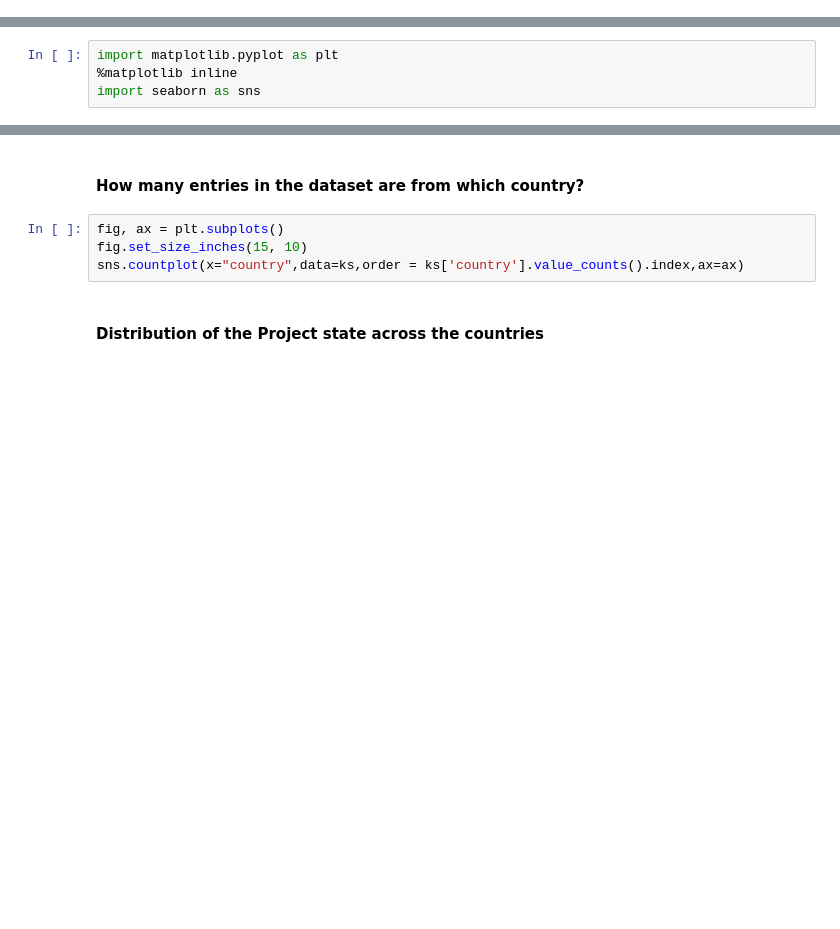
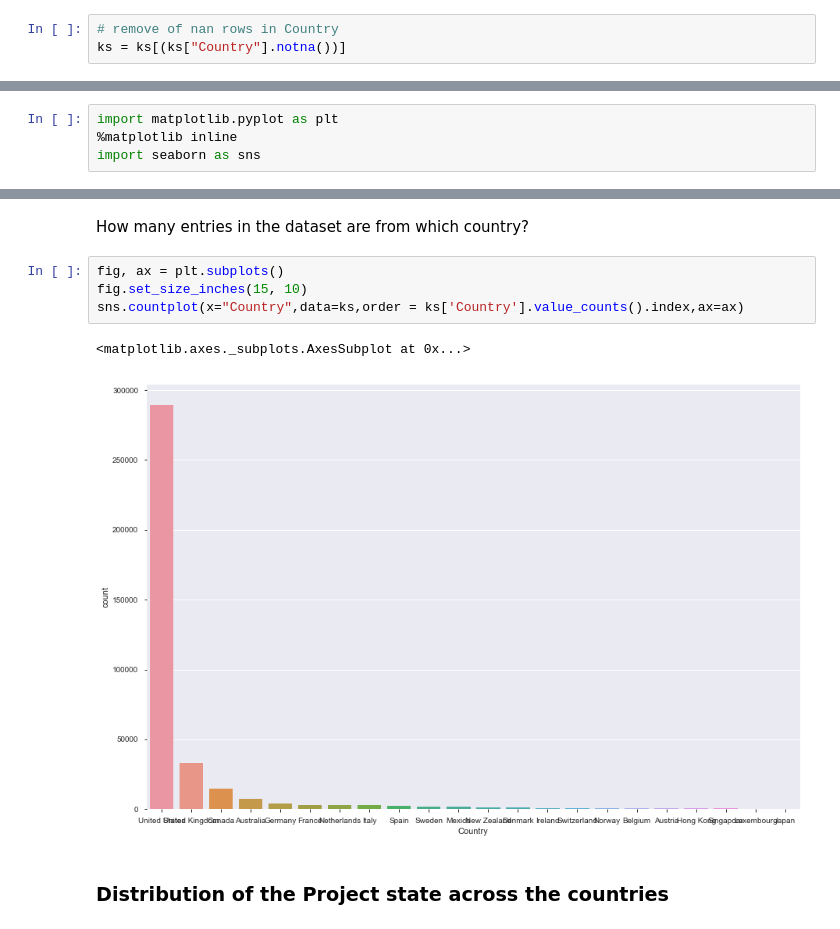
Before and after one commit to vmai1/dataExplorationProject, a Jupyter notebook: Python Code.ipynb, the cells around one changed output, grey strips where cells are left out. Cells and saved outputs as stored; diff of their text form; blank space fills up the shorter version.

```diff
--- a/Python Code.ipynb
+++ b/Python Code.ipynb
@@ -78,3 +175,6 @@ ks.tail()
+# %%
+# remove of nan rows in Country
+ks = ks[(ks["Country"].notna())]
 # %% [markdown]
 ## Distributions
 # %%
@@ -114,11 +252,14 @@ sns.countplot(x="main_category",hue="state",data=ks, ax=ax, palette="Paired")
 # %% [markdown]
-#### How many entries in the dataset are from which country?
+How many entries in the dataset are from which country?
 # %%
 fig, ax = plt.subplots()
 fig.set_size_inches(15, 10)
-sns.countplot(x="country",data=ks,order = ks['country'].value_counts().index,ax=ax)
+sns.countplot(x="Country",data=ks,order = ks['Country'].value_counts().index,ax=ax)
+# %% [output]
+<matplotlib.axes._subplots.AxesSubplot at 0x...>
+[figure, added]
 # %% [markdown]
-#### Distribution of the Project state across the countries
+### Distribution of the Project state across the countries
 # %%
 fig, ax = plt.subplots()
 fig.set_size_inches(15, 10)
```
Also changed, not shown: parts of 62 cells of this notebook.
